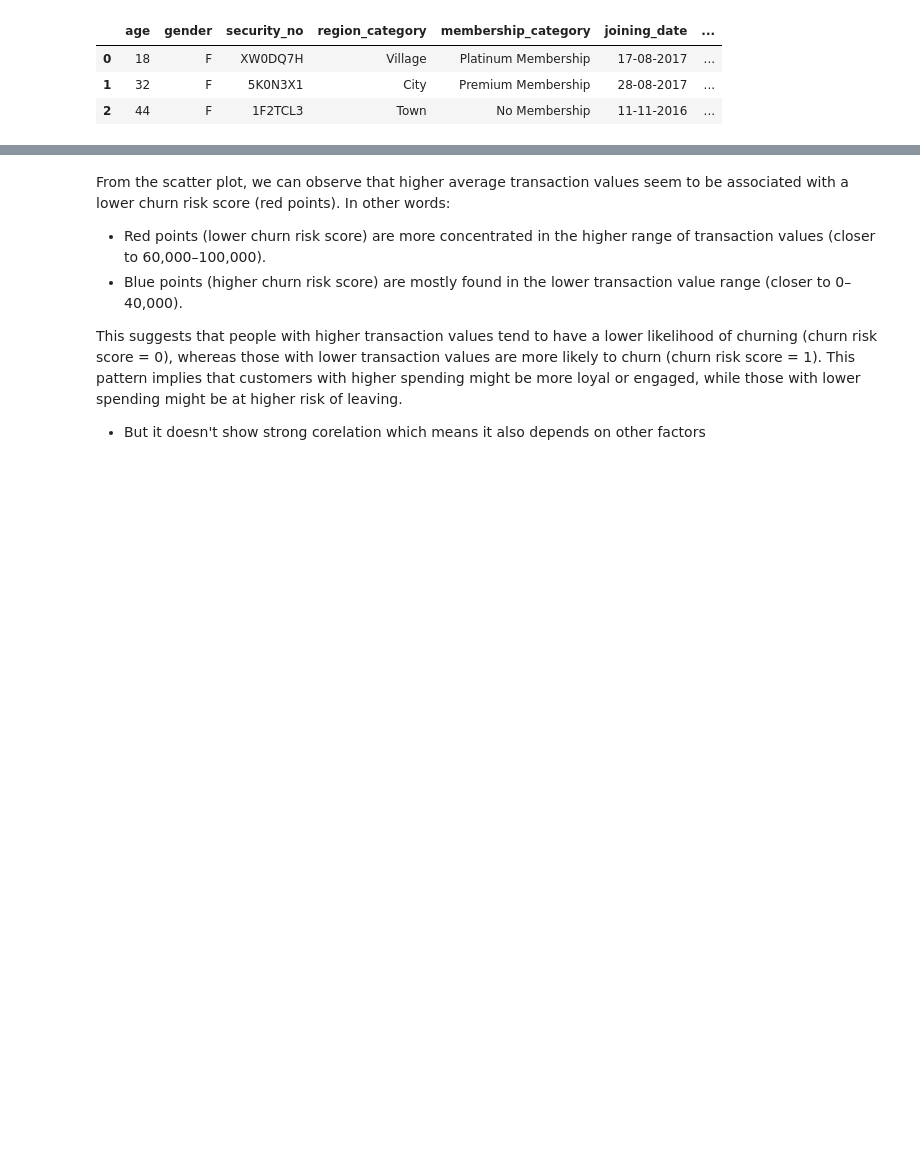
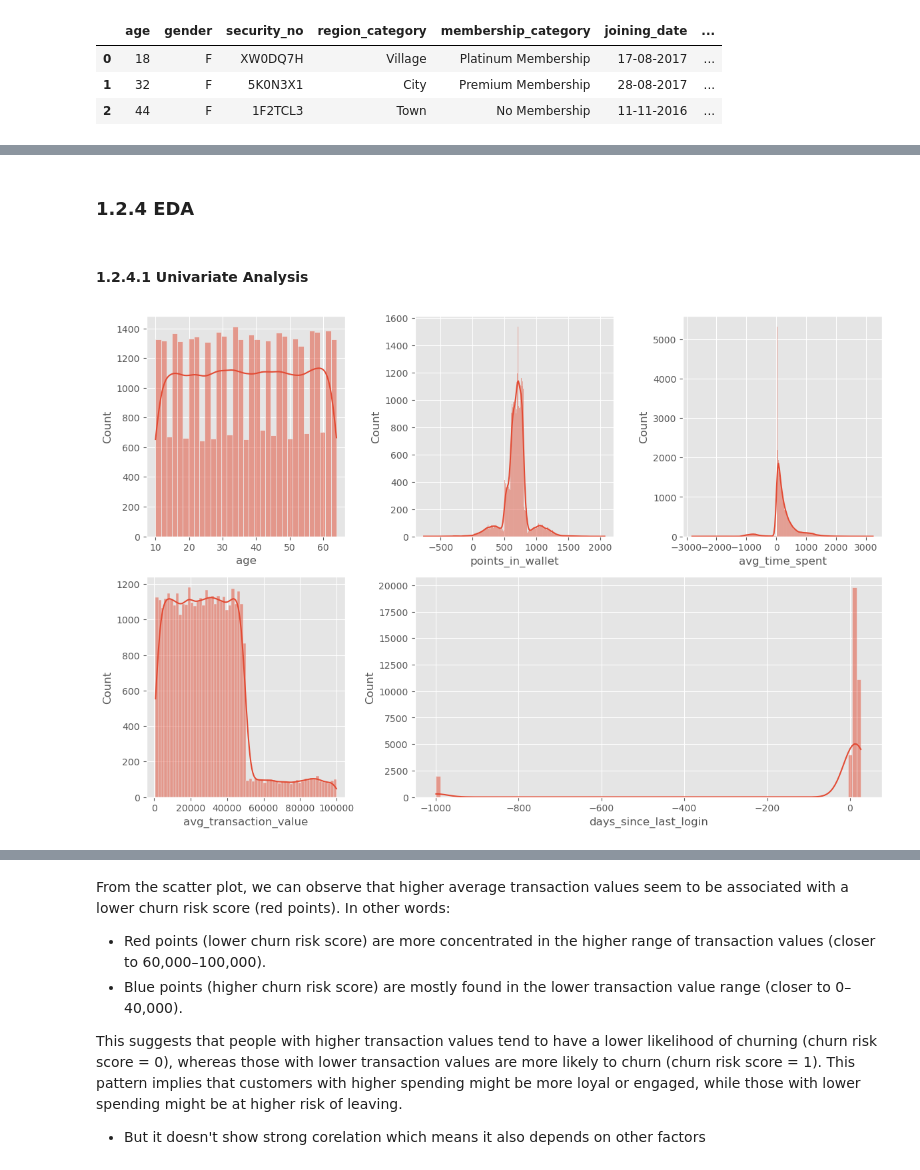
Before and after one commit to AshutoshsinghIndore/customer-churn-model, a Jupyter notebook: Notebook/Notebook.ipynb, the cells around one changed output, grey strips where cells are left out. Saved outputs shown, nothing was run; the diff lists cells and outputs as text; code cells hidden in the pictures; blank space fills up the shorter version.

```diff
--- a/Notebook/Notebook.ipynb
+++ b/Notebook/Notebook.ipynb
@@ -54,0 +60,14 @@ count: features: 23
+# %%
+target_feature = df['churn_risk_score']
+
+features = ['age', 'gender', 'security_no', 'region_category',
+       'membership_category', 'joining_date', 'joined_through_referral',
+       'referral_id', 'preferred_offer_types', 'medium_of_operation',
+       'internet_option', 'last_visit_time', 'days_since_last_login',
+       'avg_time_spent', 'avg_transaction_value', 'avg_frequency_login_days',
+       'points_in_wallet', 'used_special_discount',
+       'offer_application_preference', 'past_complaint', 'complaint_status',
+       'feedback',]
+
+numeric_features = df[features].select_dtypes(include=np.number)
+categorical_features = df[features].select_dtypes(exclude=np.number)
@@ -95,0 +160,2 @@ dtype: float64
+# %% [markdown]
+### 1.2.4 EDA
@@ -96,3 +165,30 @@ dtype: float64
+# %% [markdown]
+#### 1.2.4.1 Univariate Analysis
+# %%
+# Numeric Features
+fig = plt.figure(figsize=(12, 8))
+gs = GridSpec(2, 3)
+
+ax1 = fig.add_subplot(gs[0, 0])
+sns.histplot(numeric_features['age'], kde = True, ax = ax1)
+
+ax2 = fig.add_subplot(gs[0, 1])
+sns.histplot(numeric_features['points_in_wallet'], kde = True, ax = ax2)
+
+ax3 = fig.add_subplot(gs[0, 2])
+sns.histplot(numeric_features['avg_time_spent'], kde = True, ax = ax3)
+
+ax4 = fig.add_subplot(gs[1, 0])
+sns.histplot(numeric_features['avg_transaction_value'], kde = True, ax = ax4)
+
+ax5 = fig.add_subplot(gs[1, 1:])
+sns.histplot(numeric_features['days_since_last_login'], bins = 100, kde = True, ax = ax5)
+
+
+fig.set_tight_layout('tight')
+plt.show()
+# %% [output]
+[figure, added]
 # %%
 sns.countplot(x='churn_risk_score', data=df, orient = 'h')
 
```
Also changed, not shown: parts of 43 cells of this notebook.
